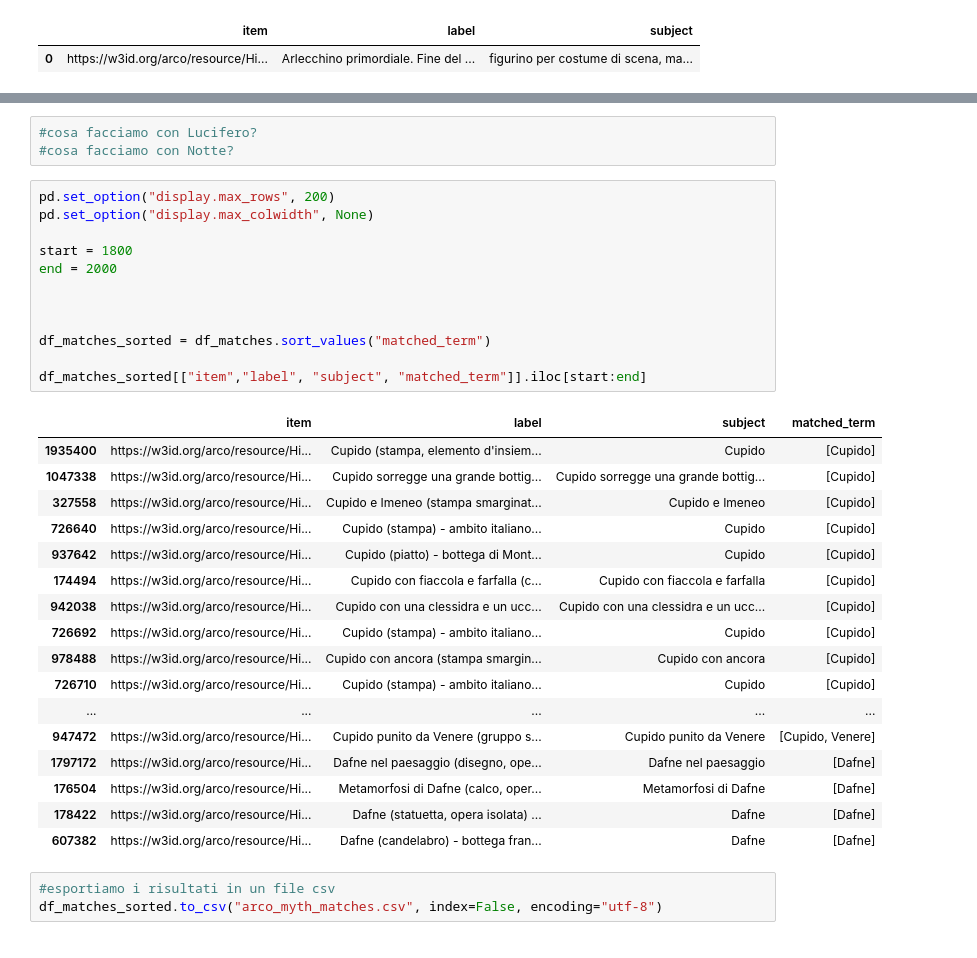
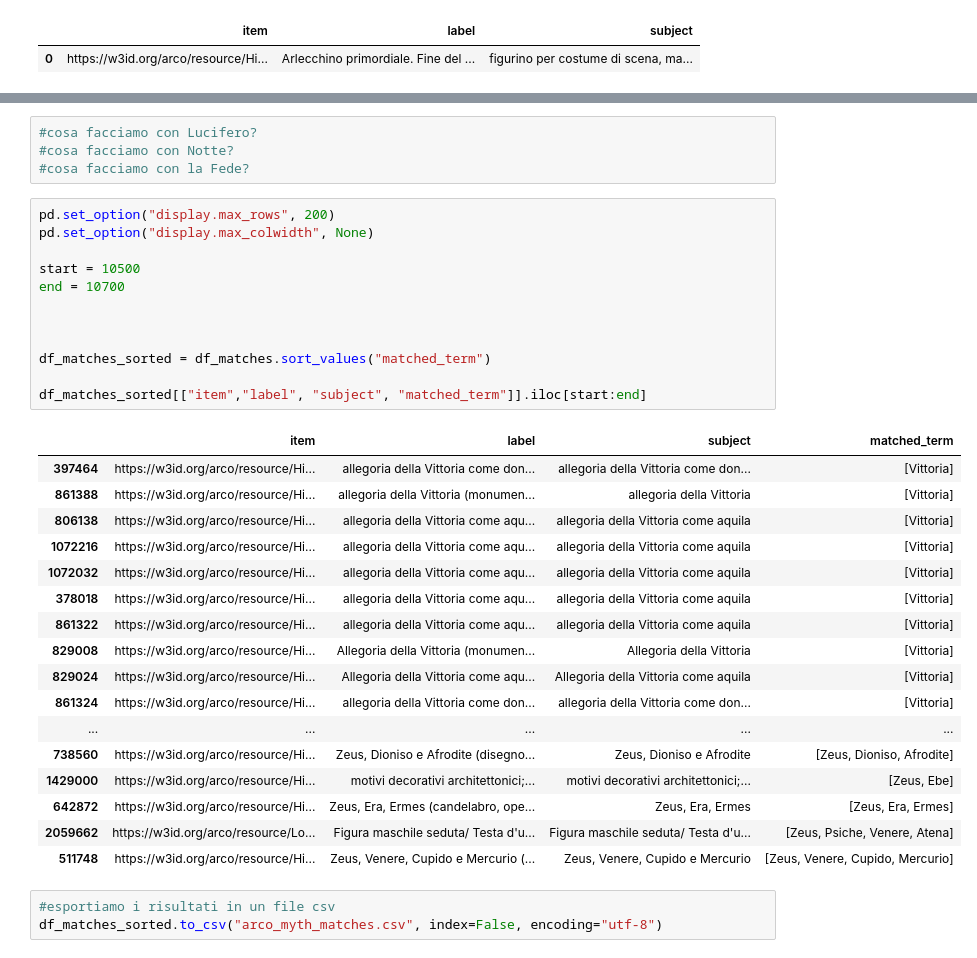
Before and after one commit to Info-Viz/DataNymphs, a Jupyter notebook: opere_mitologiche_ArCo.ipynb, the cells around one changed output, grey strips where cells are left out. Cells and saved outputs as stored; diff of their text form.

```diff
--- a/opere_mitologiche_ArCo.ipynb
+++ b/opere_mitologiche_ArCo.ipynb
@@ -267,36 +235,37 @@ Beni con match mitologico: 12047
 # %%
 #cosa facciamo con Lucifero?
 #cosa facciamo con Notte?
+#cosa facciamo con la Fede?
 # %%
 pd.set_option("display.max_rows", 200)
 pd.set_option("display.max_colwidth", None)
 
-start = 1800
-end = 2000
+start = 10500
+end = 10700
 
 
 
 df_matches_sorted = df_matches.sort_values("matched_term")
 
 df_matches_sorted[["item","label", "subject", "matched_term"]].iloc[start:end]
 # %% [output]
 |  | item | label | subject | matched_term |
-| 1935400 | https://w3id.org/arco/resource/Hi... | Cupido (stampa, elemento d'insiem... | Cupido | [Cupido] |
-| 1047338 | https://w3id.org/arco/resource/Hi... | Cupido sorregge una grande bottig... | Cupido sorregge una grande bottig... | [Cupido] |
-| 327558 | https://w3id.org/arco/resource/Hi... | Cupido e Imeneo (stampa smarginat... | Cupido e Imeneo | [Cupido] |
-| 726640 | https://w3id.org/arco/resource/Hi... | Cupido (stampa) - ambito italiano... | Cupido | [Cupido] |
-| 937642 | https://w3id.org/arco/resource/Hi... | Cupido (piatto) - bottega di Mont... | Cupido | [Cupido] |
-| 174494 | https://w3id.org/arco/resource/Hi... | Cupido con fiaccola e farfalla (c... | Cupido con fiaccola e farfalla | [Cupido] |
-| 942038 | https://w3id.org/arco/resource/Hi... | Cupido con una clessidra e un ucc... | Cupido con una clessidra e un ucc... | [Cupido] |
-| 726692 | https://w3id.org/arco/resource/Hi... | Cupido (stampa) - ambito italiano... | Cupido | [Cupido] |
-| 978488 | https://w3id.org/arco/resource/Hi... | Cupido con ancora (stampa smargin... | Cupido con ancora | [Cupido] |
-| 726710 | https://w3id.org/arco/resource/Hi... | Cupido (stampa) - ambito italiano... | Cupido | [Cupido] |
+| 397464 | https://w3id.org/arco/resource/Hi... | allegoria della Vittoria come don... | allegoria della Vittoria come don... | [Vittoria] |
+| 861388 | https://w3id.org/arco/resource/Hi... | allegoria della Vittoria (monumen... | allegoria della Vittoria | [Vittoria] |
+| 806138 | https://w3id.org/arco/resource/Hi... | allegoria della Vittoria come aqu... | allegoria della Vittoria come aquila | [Vittoria] |
+| 1072216 | https://w3id.org/arco/resource/Hi... | allegoria della Vittoria come aqu... | allegoria della Vittoria come aquila | [Vittoria] |
+| 1072032 | https://w3id.org/arco/resource/Hi... | allegoria della Vittoria come aqu... | allegoria della Vittoria come aquila | [Vittoria] |
+| 378018 | https://w3id.org/arco/resource/Hi... | allegoria della Vittoria come aqu... | allegoria della Vittoria come aquila | [Vittoria] |
+| 861322 | https://w3id.org/arco/resource/Hi... | allegoria della Vittoria come aqu... | allegoria della Vittoria come aquila | [Vittoria] |
+| 829008 | https://w3id.org/arco/resource/Hi... | Allegoria della Vittoria (monumen... | Allegoria della Vittoria | [Vittoria] |
+| 829024 | https://w3id.org/arco/resource/Hi... | Allegoria della Vittoria come aqu... | Allegoria della Vittoria come aquila | [Vittoria] |
+| 861324 | https://w3id.org/arco/resource/Hi... | allegoria della Vittoria come don... | allegoria della Vittoria come don... | [Vittoria] |
 | ... | ... | ... | ... | ... |
-| 947472 | https://w3id.org/arco/resource/Hi... | Cupido punito da Venere (gruppo s... | Cupido punito da Venere | [Cupido, Venere] |
-| 1797172 | https://w3id.org/arco/resource/Hi... | Dafne nel paesaggio (disegno, ope... | Dafne nel paesaggio | [Dafne] |
-| 176504 | https://w3id.org/arco/resource/Hi... | Metamorfosi di Dafne (calco, oper... | Metamorfosi di Dafne | [Dafne] |
-| 178422 | https://w3id.org/arco/resource/Hi... | Dafne (statuetta, opera isolata) ... | Dafne | [Dafne] |
-| 607382 | https://w3id.org/arco/resource/Hi... | Dafne (candelabro) - bottega fran... | Dafne | [Dafne] |
+| 738560 | https://w3id.org/arco/resource/Hi... | Zeus, Dioniso e Afrodite (disegno... | Zeus, Dioniso e Afrodite | [Zeus, Dioniso, Afrodite] |
+| 1429000 | https://w3id.org/arco/resource/Hi... | motivi decorativi architettonici;... | motivi decorativi architettonici;... | [Zeus, Ebe] |
+| 642872 | https://w3id.org/arco/resource/Hi... | Zeus, Era, Ermes (candelabro, ope... | Zeus, Era, Ermes | [Zeus, Era, Ermes] |
+| 2059662 | https://w3id.org/arco/resource/Lo... | Figura maschile seduta/ Testa d'u... | Figura maschile seduta/ Testa d'u... | [Zeus, Psiche, Venere, Atena] |
+| 511748 | https://w3id.org/arco/resource/Hi... | Zeus, Venere, Cupido e Mercurio (... | Zeus, Venere, Cupido e Mercurio | [Zeus, Venere, Cupido, Mercurio] |
 # %%
 #esportiamo i risultati in un file csv
 df_matches_sorted.to_csv("arco_myth_matches.csv", index=False, encoding="utf-8")
```
Also changed, not shown: parts of 3 cells of this notebook, 2 other files.
